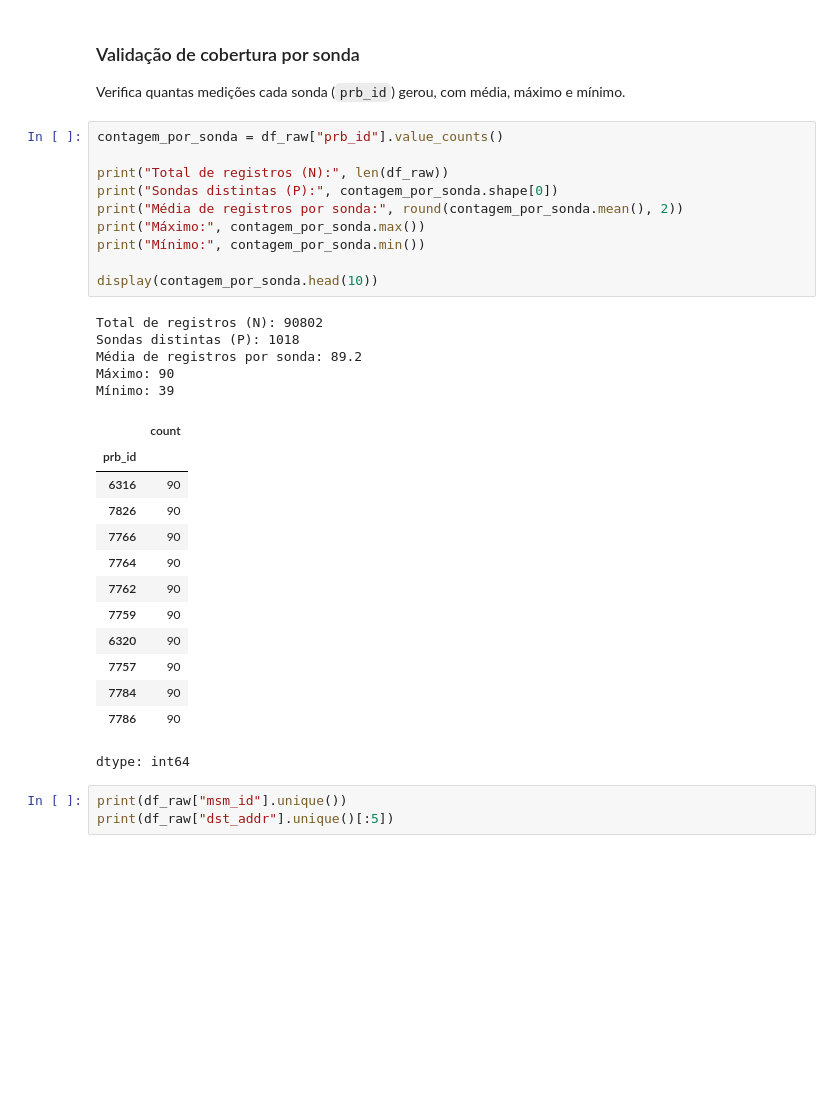
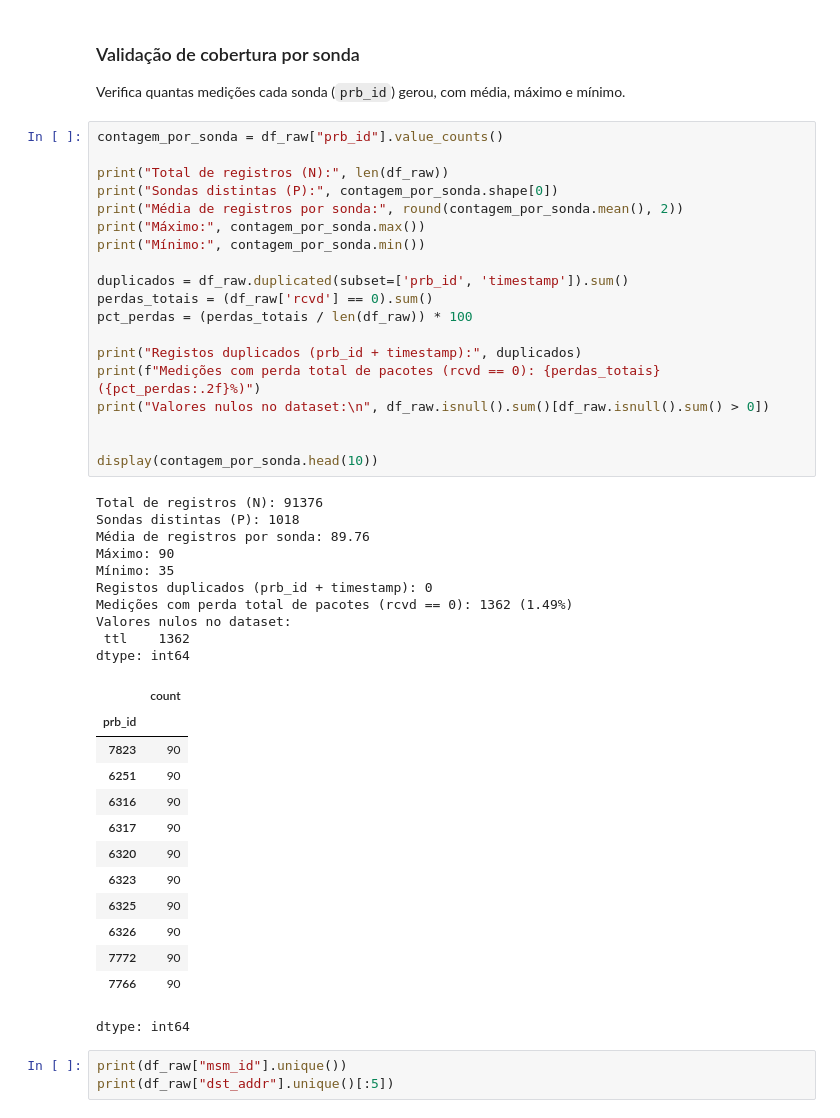
Before and after one commit to ViniEduOliveira/project-redes, a Jupyter notebook: 2_Coleta_de_dados.ipynb, the cells around one changed output. Saved outputs shown, nothing was run; the diff lists cells and outputs as text; blank space fills up the shorter version.

```diff
--- a/2_Coleta_de_dados.ipynb
+++ b/2_Coleta_de_dados.ipynb
@@ -350,31 +387,45 @@ Verifica quantas medições cada sonda (`prb_id`) gerou, com média, máximo e m
 # %%
 contagem_por_sonda = df_raw["prb_id"].value_counts()
 
 print("Total de registros (N):", len(df_raw))
 print("Sondas distintas (P):", contagem_por_sonda.shape[0])
 print("Média de registros por sonda:", round(contagem_por_sonda.mean(), 2))
 print("Máximo:", contagem_por_sonda.max())
 print("Mínimo:", contagem_por_sonda.min())
 
+duplicados = df_raw.duplicated(subset=['prb_id', 'timestamp']).sum()
+perdas_totais = (df_raw['rcvd'] == 0).sum()
+pct_perdas = (perdas_totais / len(df_raw)) * 100
+
+print("Registos duplicados (prb_id + timestamp):", duplicados)
+print(f"Medições com perda total de pacotes (rcvd == 0): {perdas_totais} ({pct_perdas:.2f}%)")
+print("Valores nulos no dataset:\n", df_raw.isnull().sum()[df_raw.isnull().sum() > 0])
+
+
 display(contagem_por_sonda.head(10))
 # %% [output]
-Total de registros (N): 90802
+Total de registros (N): 91376
 Sondas distintas (P): 1018
-Média de registros por sonda: 89.2
+Média de registros por sonda: 89.76
 Máximo: 90
-Mínimo: 39
+Mínimo: 35
+Registos duplicados (prb_id + timestamp): 0
+Medições com perda total de pacotes (rcvd == 0): 1362 (1.49%)
+Valores nulos no dataset:
+ ttl    1362
+dtype: int64
 |  | count |
 | prb_id |  |
+| 7823 | 90 |
+| 6251 | 90 |
 | 6316 | 90 |
-| 7826 | 90 |
+| 6317 | 90 |
+| 6320 | 90 |
+| 6323 | 90 |
+| 6325 | 90 |
+| 6326 | 90 |
+| 7772 | 90 |
 | 7766 | 90 |
-| 7764 | 90 |
-| 7762 | 90 |
-| 7759 | 90 |
-| 6320 | 90 |
-| 7757 | 90 |
-| 7784 | 90 |
-| 7786 | 90 |
 dtype: int64
 # %%
 print(df_raw["msm_id"].unique())
```
Also changed, not shown: parts of 10 cells of this notebook.
